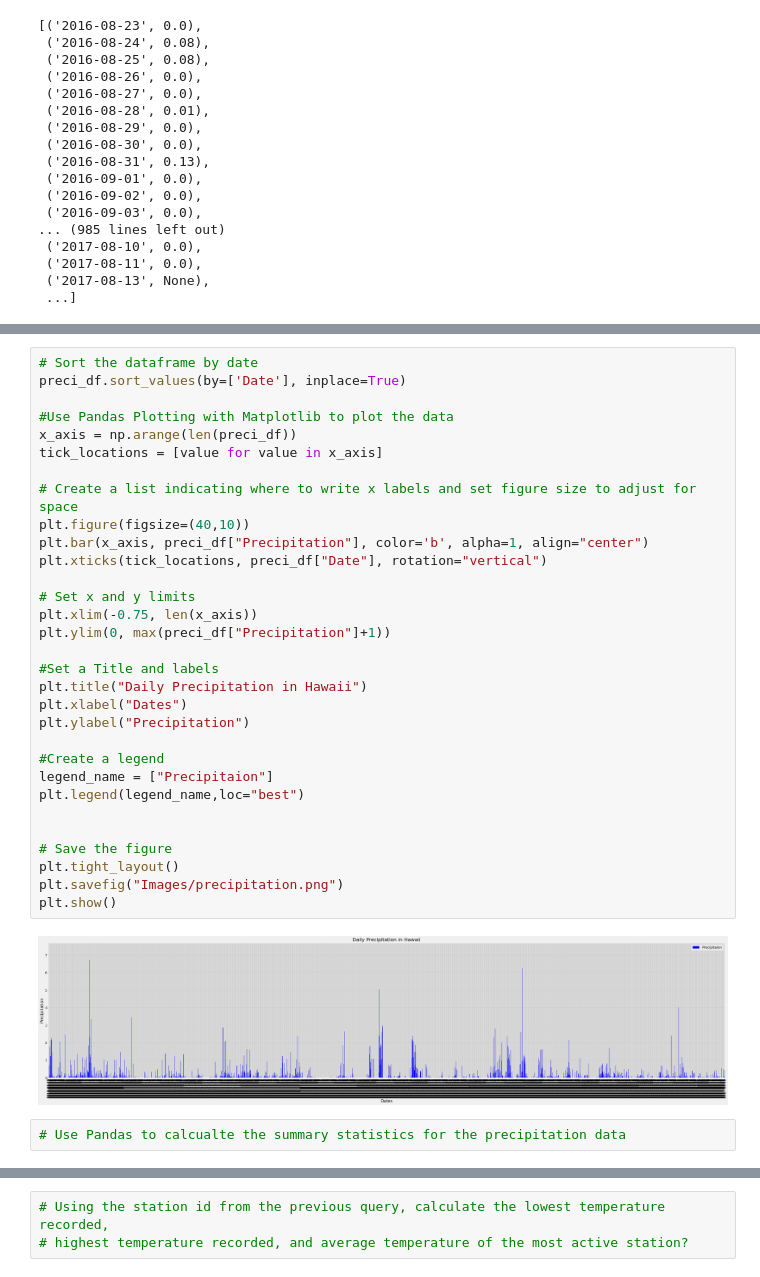
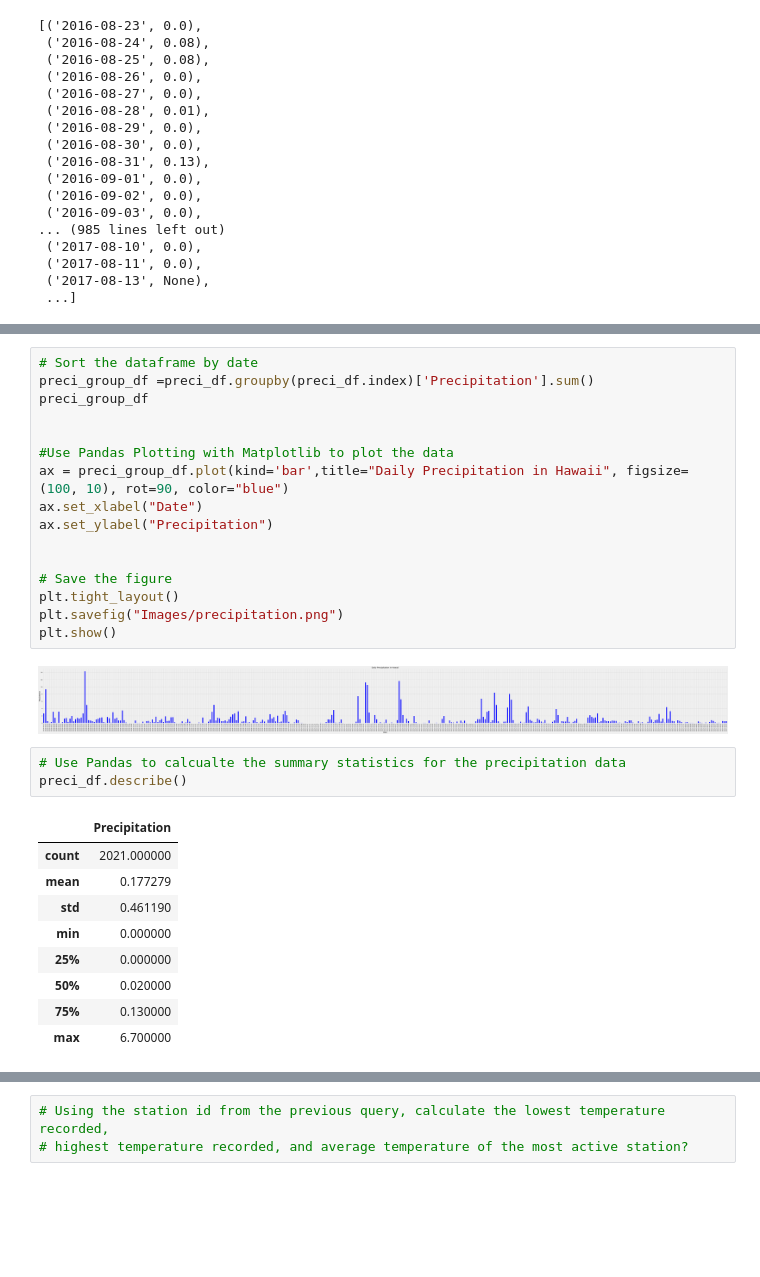
Before and after one commit to felo0917/sqlalchemy-challenge, a Jupyter notebook: climate_analysis.ipynb, the cells around one changed output, grey strips where cells are left out. Drawn from its saved outputs; the diff is of its cells as text; blank space fills up the shorter version.

```diff
--- a/climate_analysis.ipynb
+++ b/climate_analysis.ipynb
@@ -90,37 +91,33 @@ preci_df
-# %%
-# Sort the dataframe by date
-preci_df.sort_values(by=['Date'], inplace=True)
-
-#Use Pandas Plotting with Matplotlib to plot the data
-x_axis = np.arange(len(preci_df))
-tick_locations = [value for value in x_axis]
-
-# Create a list indicating where to write x labels and set figure size to adjust for space
-plt.figure(figsize=(40,10))
-plt.bar(x_axis, preci_df["Precipitation"], color='b', alpha=1, align="center")
-plt.xticks(tick_locations, preci_df["Date"], rotation="vertical")
-
-# Set x and y limits
-plt.xlim(-0.75, len(x_axis))
-plt.ylim(0, max(preci_df["Precipitation"]+1))
-
-#Set a Title and labels
-plt.title("Daily Precipitation in Hawaii")
-plt.xlabel("Dates")
-plt.ylabel("Precipitation")
-
-#Create a legend
-legend_name = ["Precipitaion"]
-plt.legend(legend_name,loc="best")
-
-
-# Save the figure
-plt.tight_layout()
-plt.savefig("Images/precipitation.png")
-plt.show()
-# %% [output]
-[figure, removed]
+# %%
+# Sort the dataframe by date
+preci_group_df =preci_df.groupby(preci_df.index)['Precipitation'].sum()
+preci_group_df
+
+
+#Use Pandas Plotting with Matplotlib to plot the data
+ax = preci_group_df.plot(kind='bar',title="Daily Precipitation in Hawaii", figsize=(100, 10), rot=90, color="blue")
+ax.set_xlabel("Date")
+ax.set_ylabel("Precipitation")
+
+
+# Save the figure
+plt.tight_layout()
+plt.savefig("Images/precipitation.png")
+plt.show()
+# %% [output]
+[figure, added]
 # %%
 # Use Pandas to calcualte the summary statistics for the precipitation data
+preci_df.describe()
+# %% [output]
+|  | Precipitation |
+| count | 2021.000000 |
+| mean | 0.177279 |
+| std | 0.461190 |
+| min | 0.000000 |
+| 25% | 0.000000 |
+| 50% | 0.020000 |
+| 75% | 0.130000 |
+| max | 6.700000 |
 # %%
 # Design a query to show how many stations are available in this dataset?
```
Also changed, not shown: parts of 3 cells of this notebook, 1 other file.
